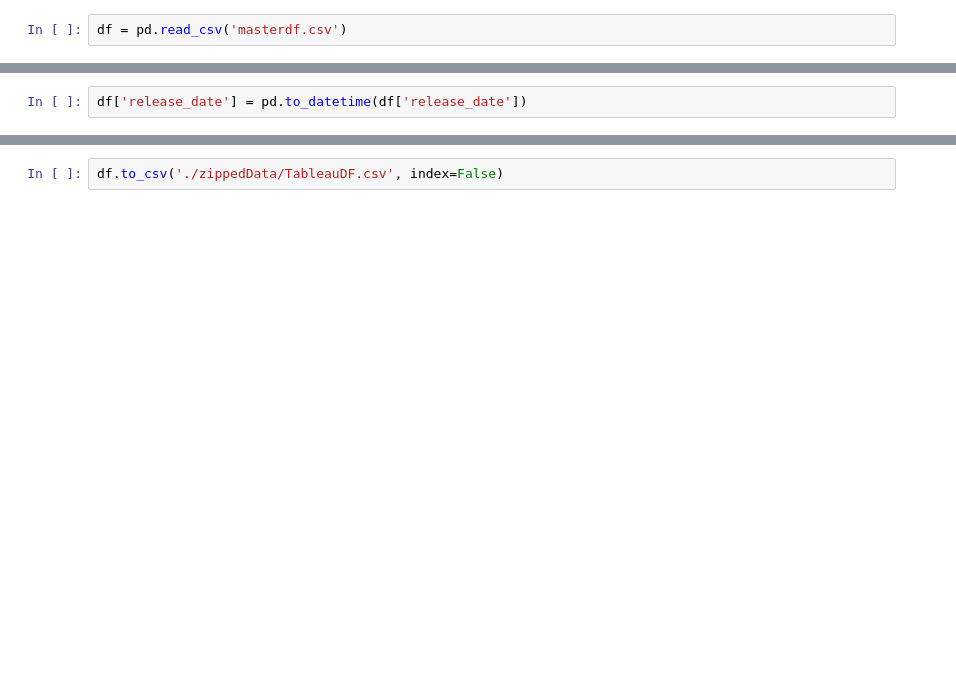
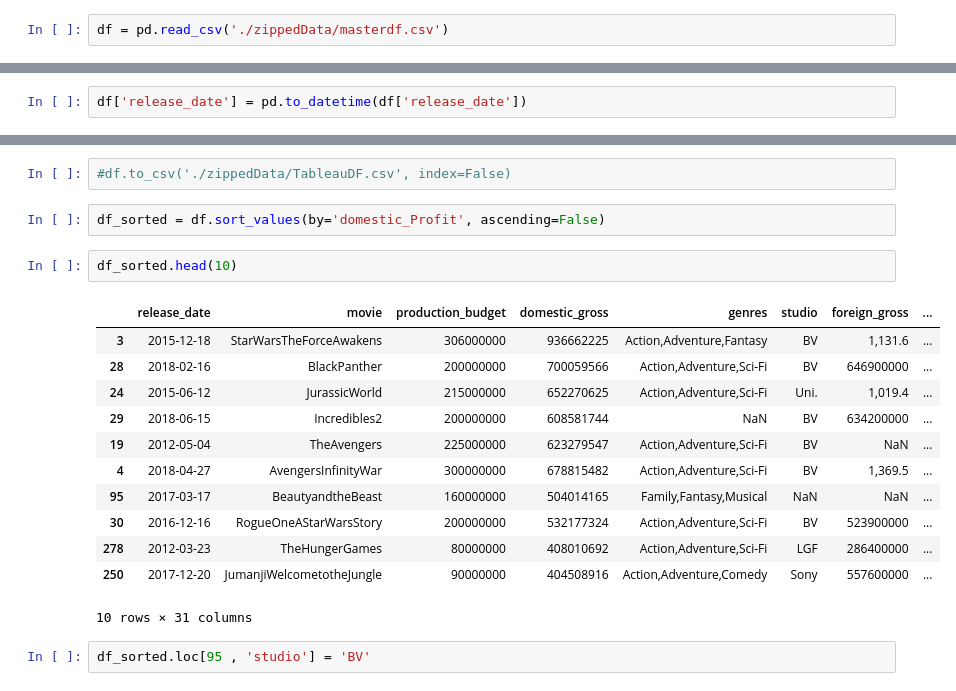
Before and after one commit to TravisClark1432/TAD-Pictures-Productions-Analysis, a Jupyter notebook: danny.ipynb, the cells around one changed output, grey strips where cells are left out. Drawn from its saved outputs; the diff is of its cells as text; blank space fills up the shorter version.

```diff
--- a/danny.ipynb
+++ b/danny.ipynb
@@ -4,4 +4,4 @@ import numpy as np
 import scipy as stats
 import matplotlib.pyplot as plt
 # %%
-df = pd.read_csv('masterdf.csv')
+df = pd.read_csv('./zippedData/masterdf.csv')
@@ -76,4 +56,23 @@ df.head(20
 | 19 | 2012-05-04 | TheAvengers | 225000000 | 623279547 | Action,Adventure,Sci-Fi | BV | NaN | ... |
 20 rows × 31 columns
 # %%
-df.to_csv('./zippedData/TableauDF.csv', index=False)
+#df.to_csv('./zippedData/TableauDF.csv', index=False)
+# %%
+df_sorted = df.sort_values(by='domestic_Profit', ascending=False)
+# %%
+df_sorted.head(10)
+# %% [output]
+|  | release_date | movie | production_budget | domestic_gross | genres | studio | foreign_gross | ... |
+| 3 | 2015-12-18 | StarWarsTheForceAwakens | 306000000 | 936662225 | Action,Adventure,Fantasy | BV | 1,131.6 | ... |
+| 28 | 2018-02-16 | BlackPanther | 200000000 | 700059566 | Action,Adventure,Sci-Fi | BV | 646900000 | ... |
+| 24 | 2015-06-12 | JurassicWorld | 215000000 | 652270625 | Action,Adventure,Sci-Fi | Uni. | 1,019.4 | ... |
+| 29 | 2018-06-15 | Incredibles2 | 200000000 | 608581744 | NaN | BV | 634200000 | ... |
+| 19 | 2012-05-04 | TheAvengers | 225000000 | 623279547 | Action,Adventure,Sci-Fi | BV | NaN | ... |
+| 4 | 2018-04-27 | AvengersInfinityWar | 300000000 | 678815482 | Action,Adventure,Sci-Fi | BV | 1,369.5 | ... |
+| 95 | 2017-03-17 | BeautyandtheBeast | 160000000 | 504014165 | Family,Fantasy,Musical | NaN | NaN | ... |
+| 30 | 2016-12-16 | RogueOneAStarWarsStory | 200000000 | 532177324 | Action,Adventure,Sci-Fi | BV | 523900000 | ... |
+| 278 | 2012-03-23 | TheHungerGames | 80000000 | 408010692 | Action,Adventure,Sci-Fi | LGF | 286400000 | ... |
+| 250 | 2017-12-20 | JumanjiWelcometotheJungle | 90000000 | 404508916 | Action,Adventure,Comedy | Sony | 557600000 | ... |
+10 rows × 31 columns
+# %%
+df_sorted.loc[95 , 'studio'] = 'BV'
```
Also changed, not shown: parts of 4 cells of this notebook.
